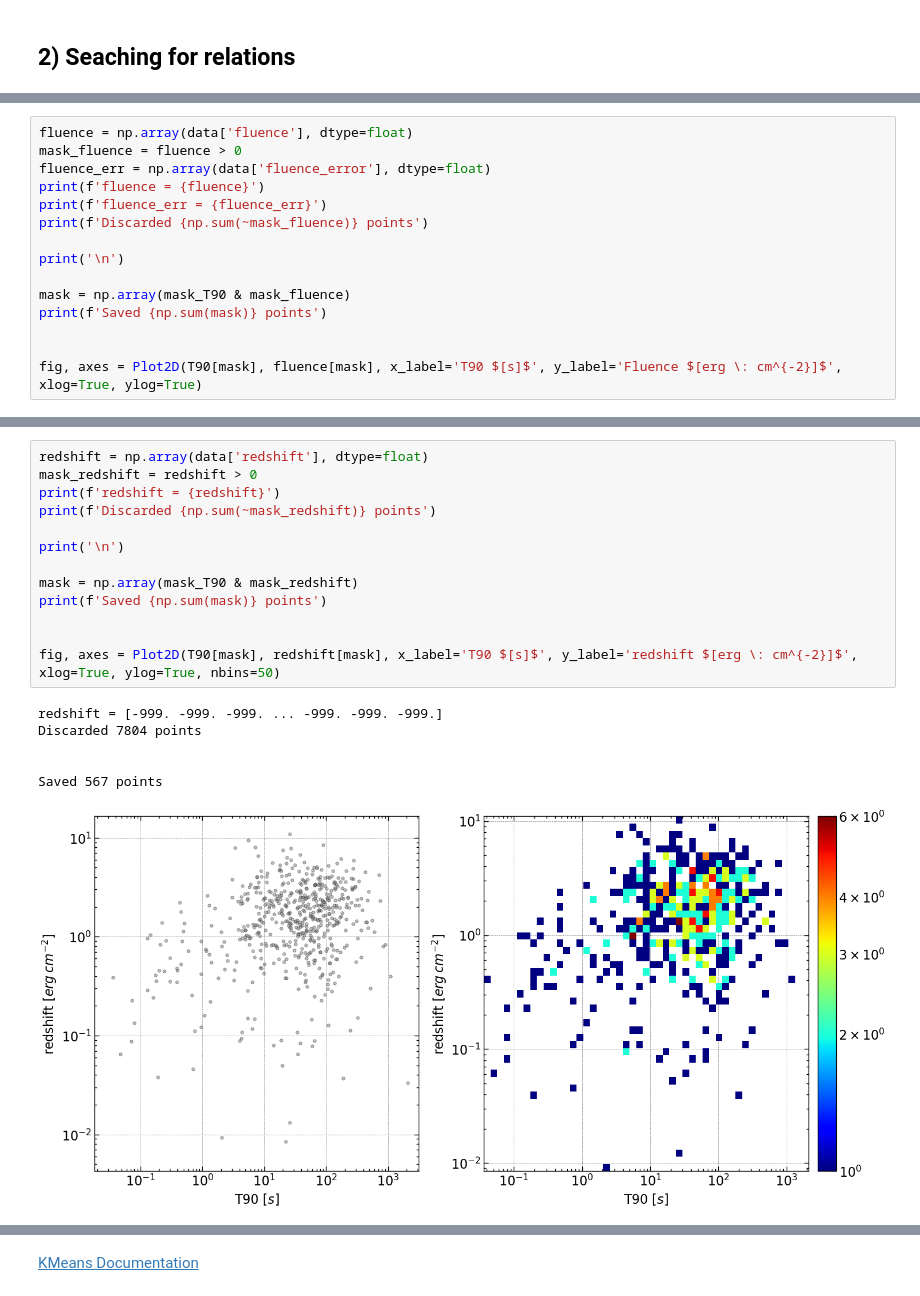
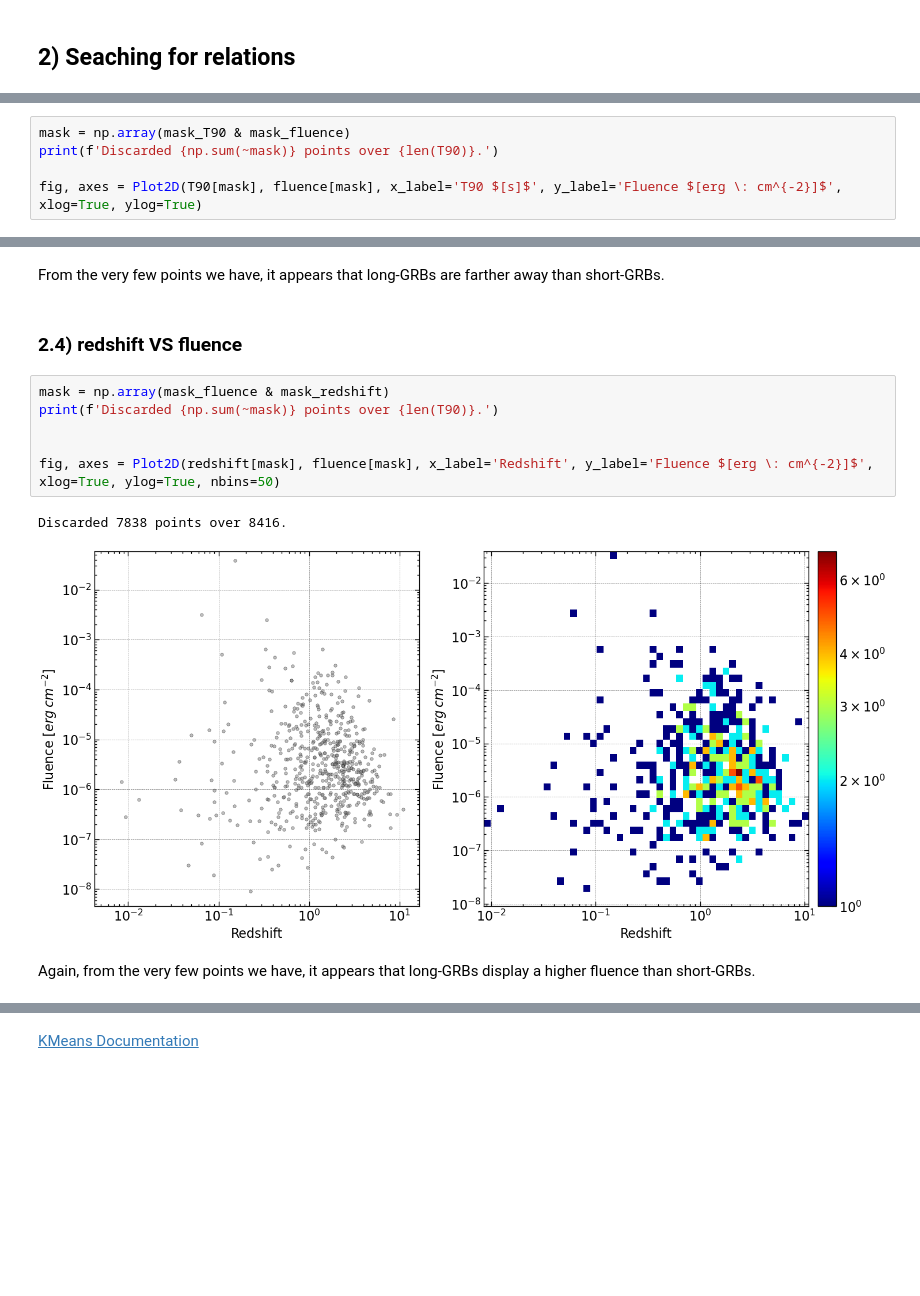
Before and after one commit to M-Bianchi/astrostatistics_bicocca_2024, a Jupyter notebook: working/W13_gamma_ray_bursts.ipynb, the cells around one changed output, grey strips where cells are left out. Drawn from its saved outputs; the diff is of its cells as text; blank space fills up the shorter version.

```diff
--- a/working/W13_gamma_ray_bursts.ipynb
+++ b/working/W13_gamma_ray_bursts.ipynb
@@ -262,16 +317,6 @@ decl = [ 18.49    46.68    50.2    ... -45.4167  -8.3833  24.7667]
 # %%
-fluence = np.array(data['fluence'], dtype=float)
-mask_fluence = fluence > 0
-fluence_err = np.array(data['fluence_error'], dtype=float)
-print(f'fluence = {fluence}')
-print(f'fluence_err = {fluence_err}')
-print(f'Discarded {np.sum(~mask_fluence)} points')
-
-print('\n')
-
 mask = np.array(mask_T90 & mask_fluence)
-print(f'Saved {np.sum(mask)} points')
-
+print(f'Discarded {np.sum(~mask)} points over {len(T90)}.')
 
 fig, axes = Plot2D(T90[mask], fluence[mask], x_label='T90 $[s]$', y_label='Fluence $[erg \: cm^{-2}]$', xlog=True, ylog=True)
 # %% [output]
@@ -285,21 +339,16 @@ Saved 7237 points
+# %% [markdown]
+From the very few points we have, it appears that long-GRBs are farther away than short-GRBs.
+# %% [markdown]
+### 2.4) redshift VS fluence
 # %%
-redshift = np.array(data['redshift'], dtype=float)
-mask_redshift = redshift > 0
-print(f'redshift = {redshift}')
-print(f'Discarded {np.sum(~mask_redshift)} points')
-
-print('\n')
-
-mask = np.array(mask_T90 & mask_redshift)
-print(f'Saved {np.sum(mask)} points')
+mask = np.array(mask_fluence & mask_redshift)
+print(f'Discarded {np.sum(~mask)} points over {len(T90)}.')
 
 
-fig, axes = Plot2D(T90[mask], redshift[mask], x_label='T90 $[s]$', y_label='redshift $[erg \: cm^{-2}]$', xlog=True, ylog=True, nbins=50)
+fig, axes = Plot2D(redshift[mask], fluence[mask], x_label='Redshift', y_label='Fluence $[erg \: cm^{-2}]$', xlog=True, ylog=True, nbins=50)
 # %% [output]
-redshift = [-999. -999. -999. ... -999. -999. -999.]
-Discarded 7804 points
-
-
-Saved 567 points
+Discarded 7838 points over 8416.
-[figure, old version]
+[figure, new version]
+# %% [markdown]
+Again, from the very few points we have, it appears that long-GRBs display a higher fluence than short-GRBs.
 # %% [markdown]
```
Also changed, not shown: parts of 49 cells of this notebook, 1 other file.
